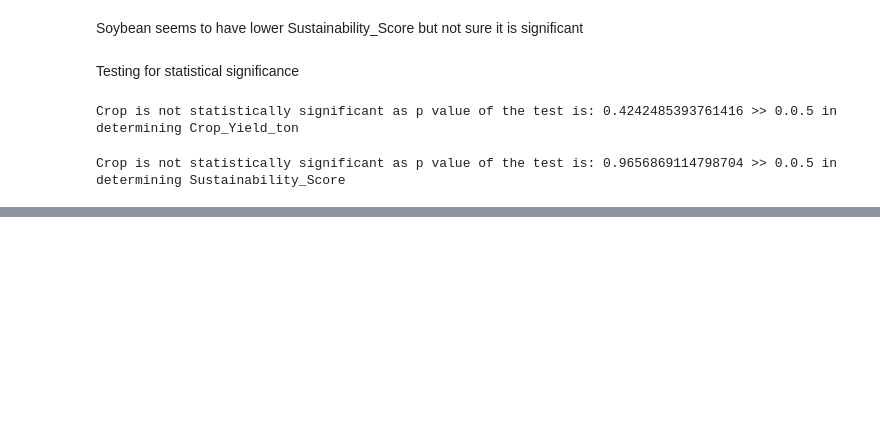
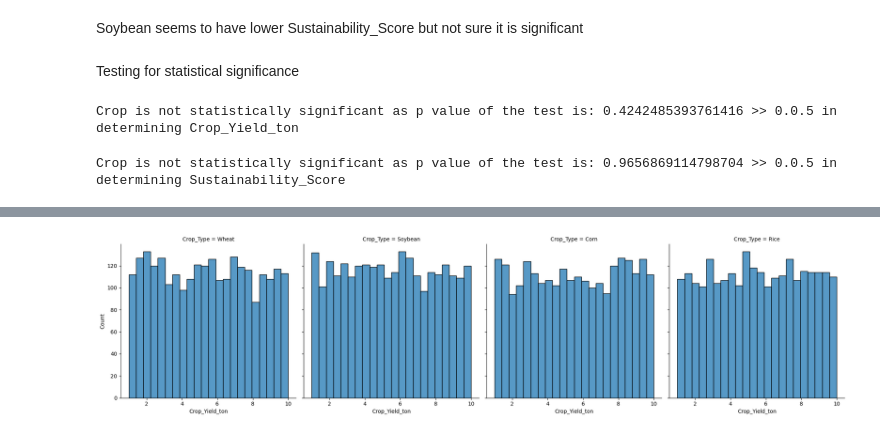
Before and after one commit to JoshuaWacks/sustainableFarmingAnalysis, a Jupyter notebook: questions.ipynb, the cells around one changed output, grey strips where cells are left out. Drawn from its saved outputs; the diff is of its cells as text; code cells hidden in the pictures; blank space fills up the shorter version.

```diff
--- a/questions.ipynb
+++ b/questions.ipynb
@@ -80,0 +174,6 @@ Crop is not statistically significant as p value of the test is: 0.9656869114798
+# %%
+
+sns.displot(farmer_df, x="Crop_Yield_ton", col="Crop_Type")
+plt.show()
+# %% [output]
+[figure, added]
```
Also changed, not shown: parts of 20 cells of this notebook, 4 other files.
